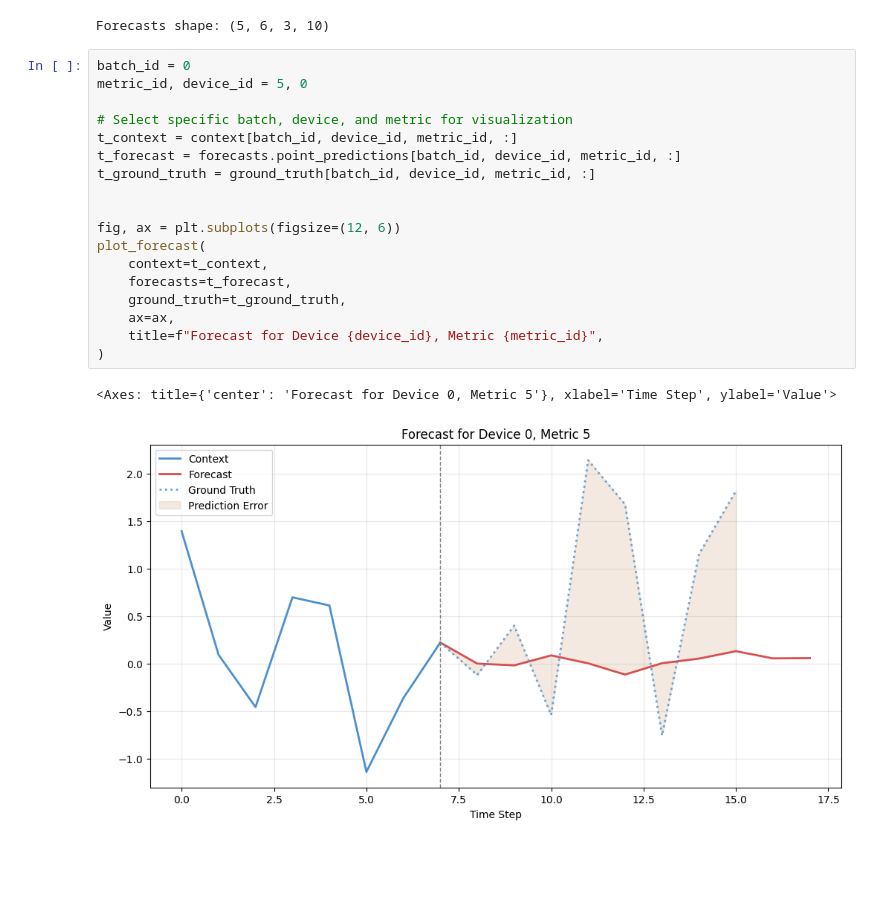
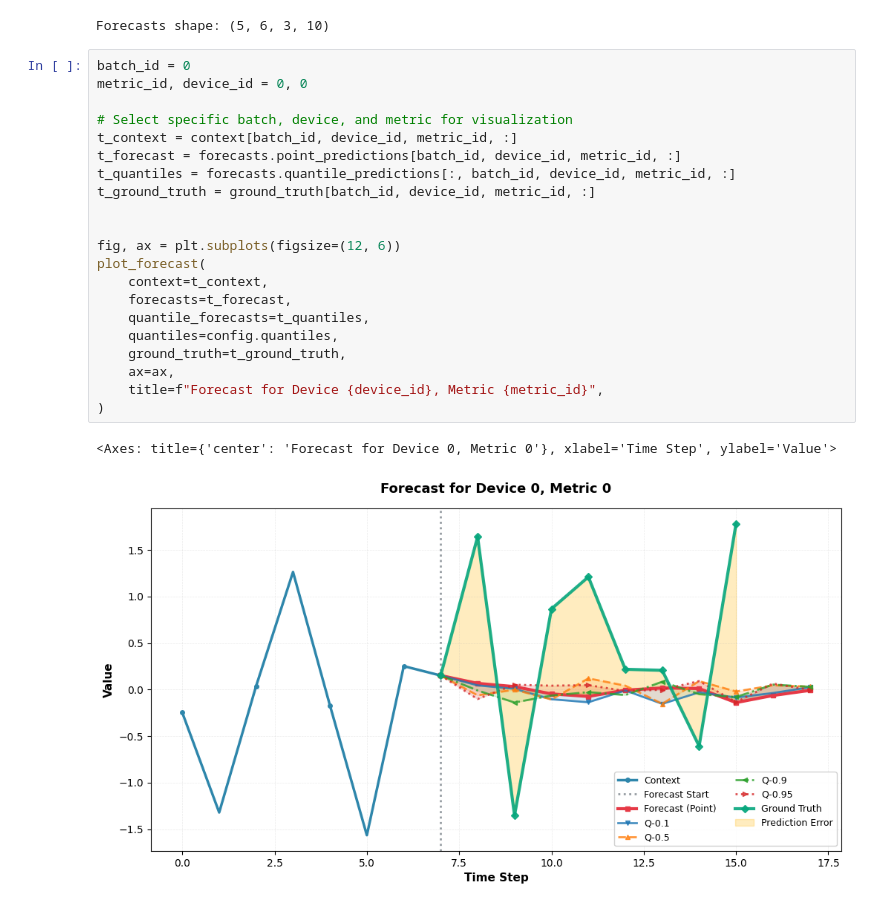
Before and after one commit to thiomajid/netbelief, a Jupyter notebook: notebooks/lstm_test.ipynb, the cells around one changed output. Saved outputs shown, nothing was run; the diff lists cells and outputs as text; blank space fills up the shorter version.

Commit message:
Added quantile visualization

```diff
--- a/notebooks/lstm_test.ipynb
+++ b/notebooks/lstm_test.ipynb
@@ -93,25 +93,28 @@ print(f"Forecasts shape: {forecasts.point_predictions.shape}")
 Forecasts shape: (5, 6, 3, 10)
 # %%
 batch_id = 0
-metric_id, device_id = 5, 0
+metric_id, device_id = 0, 0
 
 # Select specific batch, device, and metric for visualization
 t_context = context[batch_id, device_id, metric_id, :]
 t_forecast = forecasts.point_predictions[batch_id, device_id, metric_id, :]
+t_quantiles = forecasts.quantile_predictions[:, batch_id, device_id, metric_id, :]
 t_ground_truth = ground_truth[batch_id, device_id, metric_id, :]
 
 
 fig, ax = plt.subplots(figsize=(12, 6))
 plot_forecast(
     context=t_context,
     forecasts=t_forecast,
+    quantile_forecasts=t_quantiles,
+    quantiles=config.quantiles,
     ground_truth=t_ground_truth,
     ax=ax,
     title=f"Forecast for Device {device_id}, Metric {metric_id}",
 )
 # %% [output]
-<Axes: title={'center': 'Forecast for Device 0, Metric 5'}, xlabel='Time Step', ylabel='Value'>
+<Axes: title={'center': 'Forecast for Device 0, Metric 0'}, xlabel='Time Step', ylabel='Value'>
-[figure, old version]
+[figure, new version]
 # %%
 with io.BytesIO() as buffer:
     fig.savefig(buffer, format="png", bbox_inches="tight")
```
Also changed, not shown: parts of 2 cells of this notebook, 2 other files.
